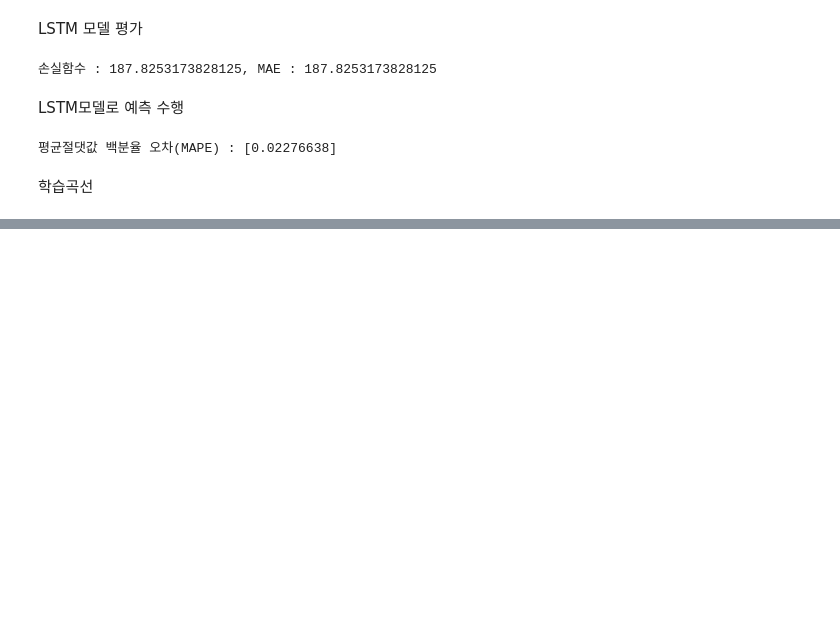
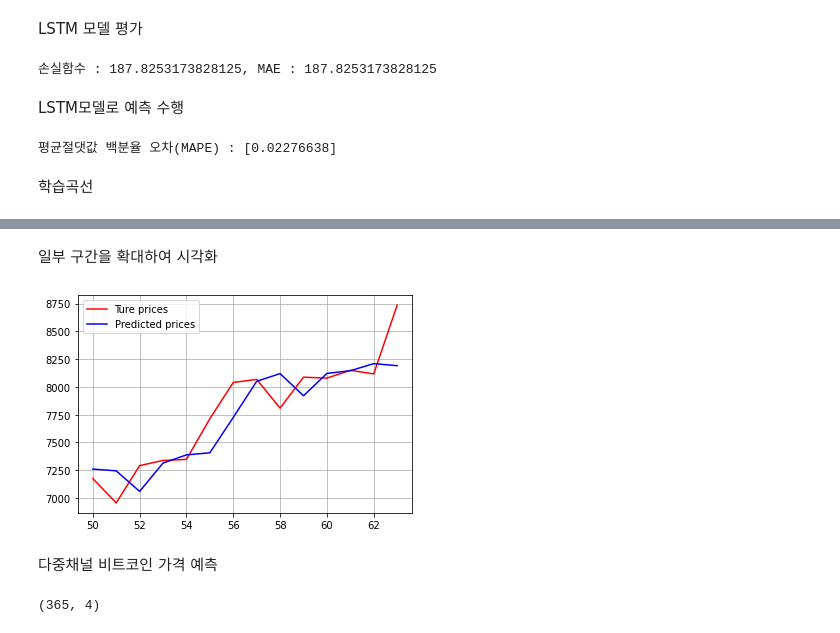
Before and after one commit to leekyuyoung4/ml0719, a Jupyter notebook: LSTM순환신경망/시계열데이터와_순환신경망.ipynb, the cells around one changed output, grey strips where cells are left out. Cells and saved outputs as stored; diff of their text form; code cells hidden in the pictures; blank space fills up the shorter version.

```diff
--- a/LSTM순환신경망/시계열데이터와_순환신경망.ipynb
+++ b/LSTM순환신경망/시계열데이터와_순환신경망.ipynb
@@ -103,0 +115,13 @@ print(f"평균절댓값 백분율 오차(MAPE) : {sum(abs(y_test-pred)/y_test)/l
+# %% [markdown]
+일부 구간을 확대하여 시각화
+# %%
+x_range = range(50,64)
+plt.plot(x_range,y_test[x_range],color='red' )
+plt.plot(x_range,pred[x_range],color='blue' )
+plt.legend(['Ture prices','Predicted prices'], loc = 'best')
+plt.grid()
+plt.show()
+# %% [output]
+[figure, added]
+# %% [markdown]
+다중채널 비트코인 가격 예측
@@ -103,0 +130,4 @@ print(f"평균절댓값 백분율 오차(MAPE) : {sum(abs(y_test-pred)/y_test)/l
+# %%
+seq.shape
+# %% [output]
+(365, 4)
```
Also changed, not shown: parts of 15 cells of this notebook.
